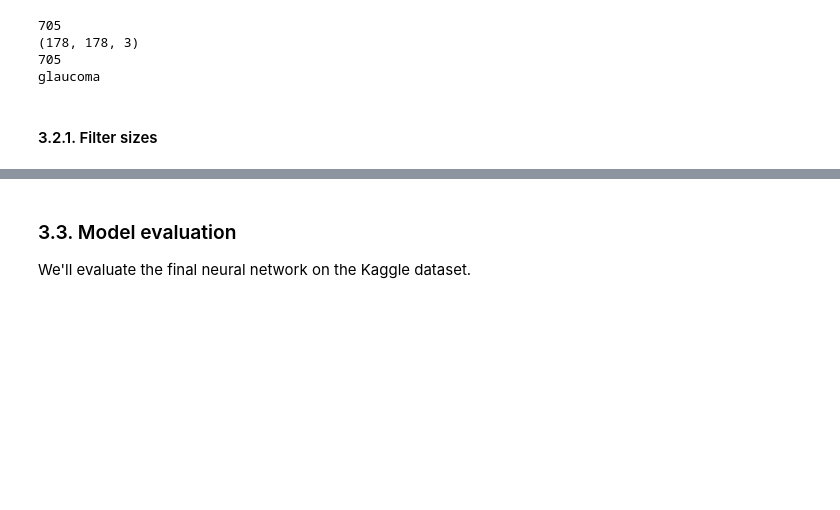
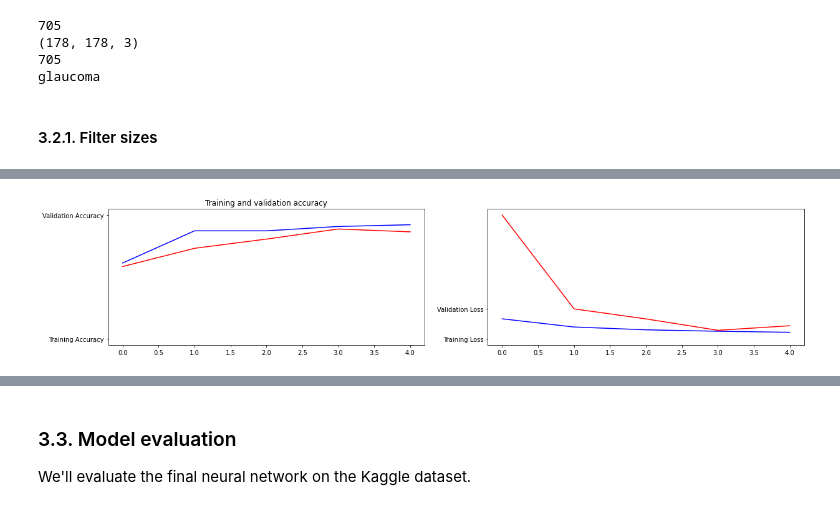
Before and after one commit to sabinagio/do-you-see-what-AI-see, a Jupyter notebook: 3-simple-CNN-model.ipynb, the cells around one changed output, grey strips where cells are left out. Drawn from its saved outputs; the diff is of its cells as text; code cells hidden in the pictures; blank space fills up the shorter version.

Commit message:
Filter & kernel size tuning

```diff
--- a/3-simple-CNN-model.ipynb
+++ b/3-simple-CNN-model.ipynb
@@ -350,0 +363,4 @@ visualize_results(history)
+# %%
+history = create_model(filter_1=16, filter_2=64)
+visualize_results(history)
+# %% [output]
@@ -350,0 +377 @@ visualize_results(history)
+[figure, added]
```
Also changed, not shown: parts of 10 cells of this notebook.
